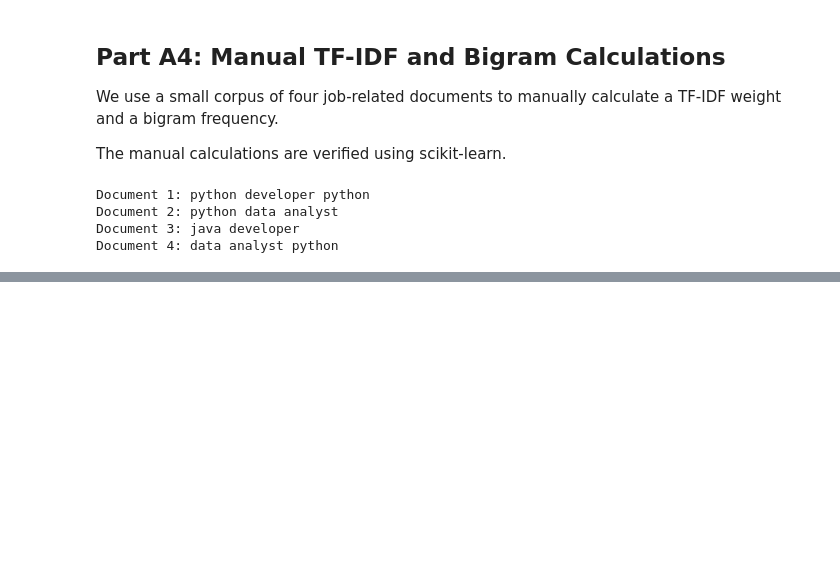
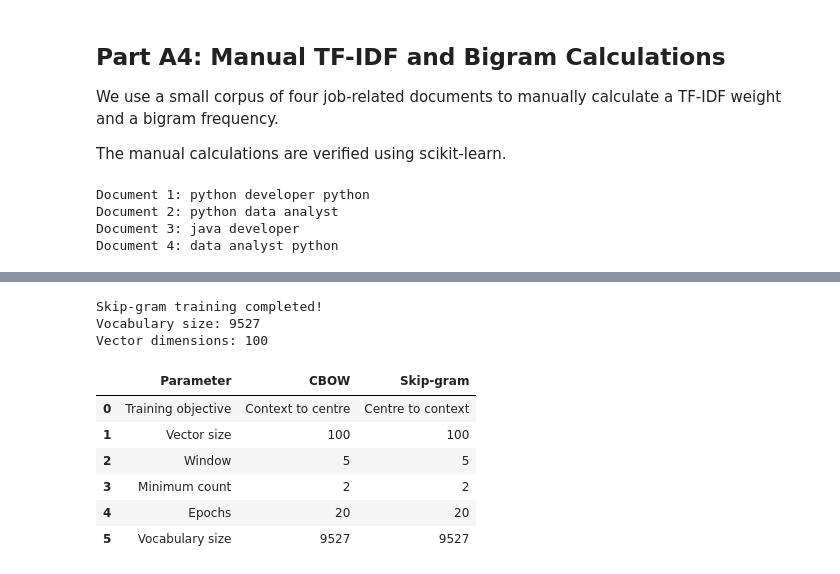
Before and after one commit to MahnoorB6/Job_Skill_NLP, a Jupyter notebook: notebooks/assignment_2_word_representations.ipynb, the cells around one changed output, grey strips where cells are left out. Cells and saved outputs as stored; diff of their text form; code cells hidden in the pictures; blank space fills up the shorter version.

```diff
--- a/notebooks/assignment_2_word_representations.ipynb
+++ b/notebooks/assignment_2_word_representations.ipynb
@@ -565,0 +745,56 @@ Document 4: data analyst python
+# %%
+skipgram_model = Word2Vec(
+    sentences=tokenized_corpus,
+    vector_size=VECTOR_SIZE,
+    window=WINDOW,
+    min_count=MIN_COUNT,
+    sg=1,
+    epochs=EPOCHS,
+    seed=SEED,
+    workers=1
+)
+
+print("Skip-gram training completed!")
+print("Vocabulary size:", len(skipgram_model.wv))
+print("Vector dimensions:", skipgram_model.wv.vector_size)
+# %% [output]
+Skip-gram training completed!
+Vocabulary size: 9527
+Vector dimensions: 100
+# %%
+comparison = pd.DataFrame({
+    "Parameter": [
+        "Training objective",
+        "Vector size",
+        "Window",
+        "Minimum count",
+        "Epochs",
+        "Vocabulary size"
+    ],
+    "CBOW": [
+        "Context to centre",
+        cbow_model.vector_size,
+        cbow_model.window,
+        cbow_model.min_count,
+        cbow_model.epochs,
+        len(cbow_model.wv)
+    ],
+    "Skip-gram": [
+        "Centre to context",
+        skipgram_model.vector_size,
+        skipgram_model.window,
+        skipgram_model.min_count,
+        skipgram_model.epochs,
+        len(skipgram_model.wv)
+    ]
+})
+
+display(comparison)
+# %% [output]
+|  | Parameter | CBOW | Skip-gram |
+| 0 | Training objective | Context to centre | Centre to context |
+| 1 | Vector size | 100 | 100 |
+| 2 | Window | 5 | 5 |
+| 3 | Minimum count | 2 | 2 |
+| 4 | Epochs | 20 | 20 |
+| 5 | Vocabulary size | 9527 | 9527 |
```
Also changed, not shown: parts of 39 cells of this notebook, 2 other files.
